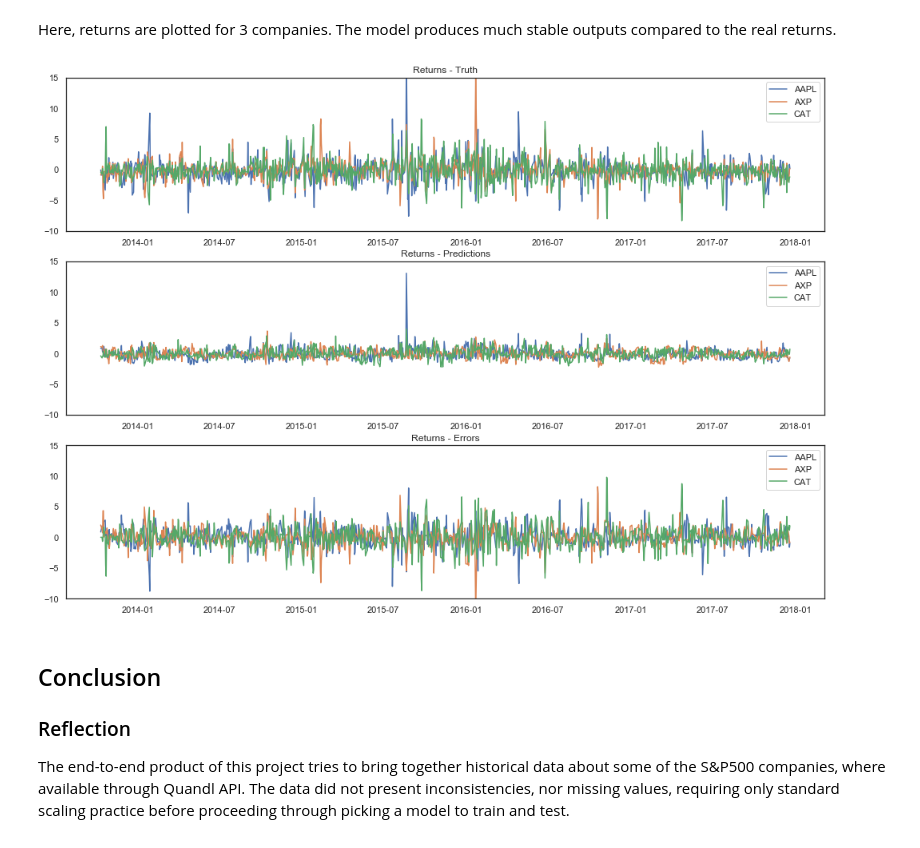
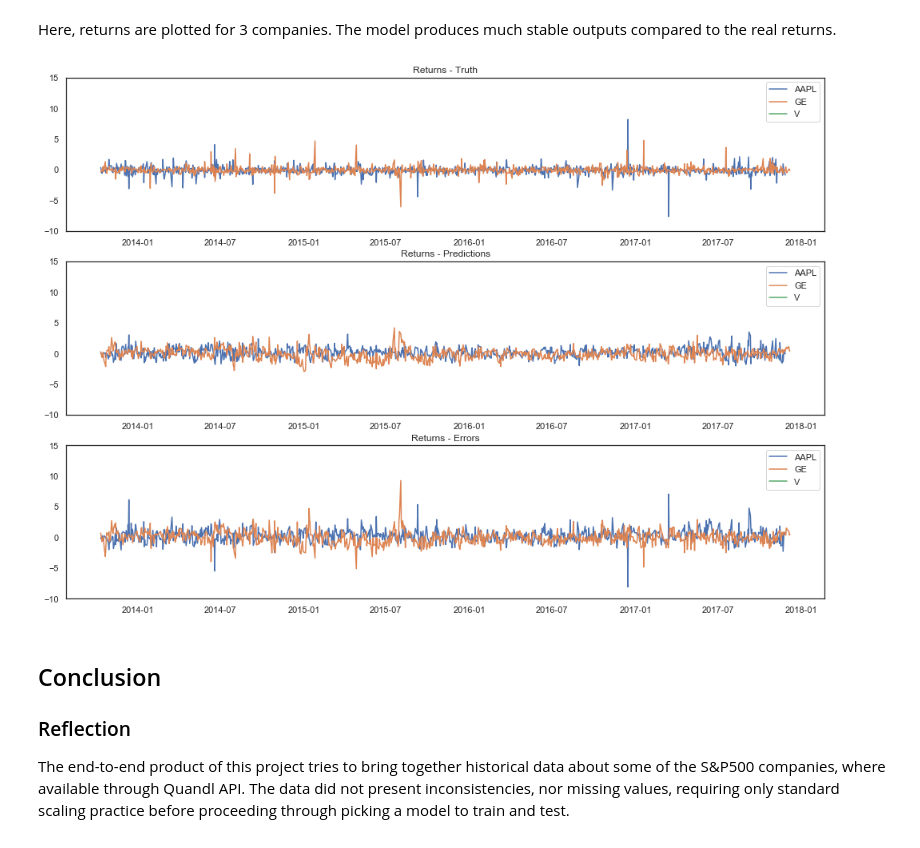
Before and after one commit to claudiocmp/dsnd-spi, a Jupyter notebook: nbooks/03_project-Copy1.ipynb, the cells around one changed output. Cells and saved outputs as stored; diff of their text form; code cells hidden in the pictures.

```diff
--- a/nbooks/03_project-Copy1.ipynb
+++ b/nbooks/03_project-Copy1.ipynb
@@ -827,4 +881,4 @@ The model is evaluated against its ability to predict returns. The returns at 1,
 * The mean of the difference shows if our model has the tendendcy to produce pessimistic/optimistic prices in the case of a predominant negative or positive error.
 * The standard deviation of the difference shows how confident we can be about the model's outcome. It appears that the model requires outstanding improvements before being taken seriously, as we discuss the results below.
 # %%
-res_model = models['Lasso']
+res_model = models['RF']
@@ -839,9 +884,0 @@ XX = X_valid_unscaled.reshape(312,8,38)
-# %%
-# Open, High, Low, Close, Volume, Dividend, Split, Adj_Open, Adj_High, Adj_Low, Adj_Close, Adj_Volume
-RoR = {}
-
-for i,(d,t) in enumerate(zip(dates,tickers)):
-    if not t in RoR.keys():
-        RoR[t] = []
-    ror = ((XX[i][-1][6]-XX[i][-1][3])/XX[i][-1][3])*100
-    RoR[t].append(ror)
@@ -851,0 +919,14 @@ y2.shape
+# %%
+# scale
+x_tmp_ss = ss.transform(x_tmp)
+
+# extract all training and validation data
+x_tmp_tr, x_tmp_vd, y_tmp_tr, y_tmp_vd, _, _ = split_all_data(x_tmp, y_tmp)
+x_tmp_ss_tr, x_tmp_ss_vd, _, _, t_tmp_tr, t_tmp_vd = split_all_data(x_tmp_ss, y_tmp)
+
+# make predictions
+res_y_pred = res_model.predict(x_tmp_ss_vd)
+
+# reshape input vector per window
+XX = x_tmp_vd.reshape(x_tmp_vd.shape[0],8,38)
+XX.shape
@@ -857,8 +940,8 @@ tcks  = {'Ticker': tickers}
 dts   = {'Date': dates}
 
 for i in range(4):
-    t = 100*(y2[:,0,i]-X2[:,4,3])/X2[:,4,3]
-    p = 100*(y2_pred[:,i]-X2[:,4,3])/X2[:,4,3]
+    t = 100*(y_tmp_vd[:,i]-XX[:,-1,7])/XX[:,-1,7]
+    p = 100*(res_y_pred[:,i]-XX[:,-1,7])/XX[:,-1,7]
     d = p - t
     truth[i] = t
     pred[i]  = p
@@ -941,35 +1028,35 @@ def show_returns(to_show, shift=0):
 
     shift : int
         0 = 1 day
         1 = 7 days
         2 = 14 days
         3 = 28 days
     """
     gs = df_results.groupby('Ticker')
 
     for n,g in gs:
         if n in to_show:
             x = g['Date'].values
             y1 = g.iloc[:,shift+0].values
             y2 = g.iloc[:,shift+4].values
             y3 = g.iloc[:,shift+8].values
             axs[0].plot(x,y1,label=n)
             axs[1].plot(x,y2,label=n)
             axs[2].plot(x,y3,label=n)
     axs[0].legend()
     axs[1].legend()
     axs[2].legend()
     axs[0].set_ylim((-10,15))
     axs[1].set_ylim((-10,15))
     axs[2].set_ylim((-10,15))
     axs[0].set_title('Returns - Truth')
     axs[1].set_title('Returns - Predictions')
     axs[2].set_title('Returns - Errors')
 
 # df_results['Ticker'].unique()
-show_returns(['AAPL','AXP','CAT'],0)
+show_returns(['GE','V','AAPL'],0)
 # %% [output]
-[figure, old version]
+[figure, new version]
 # %% [markdown]
 ## Conclusion
 
```
Also changed, not shown: parts of 22 cells of this notebook, 1 other file.
